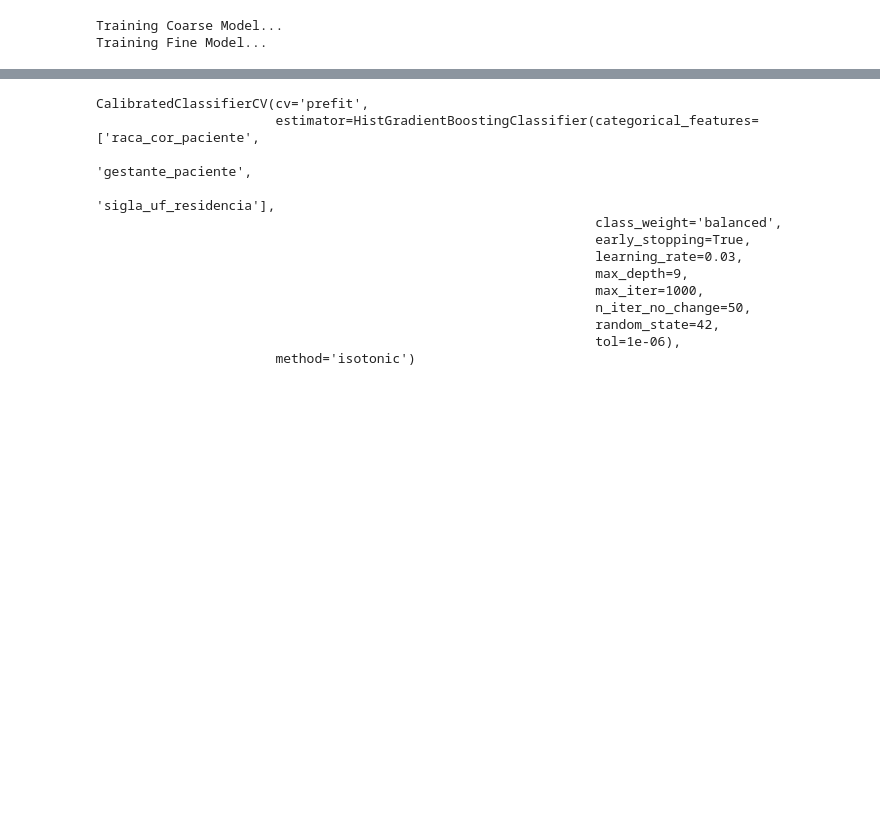
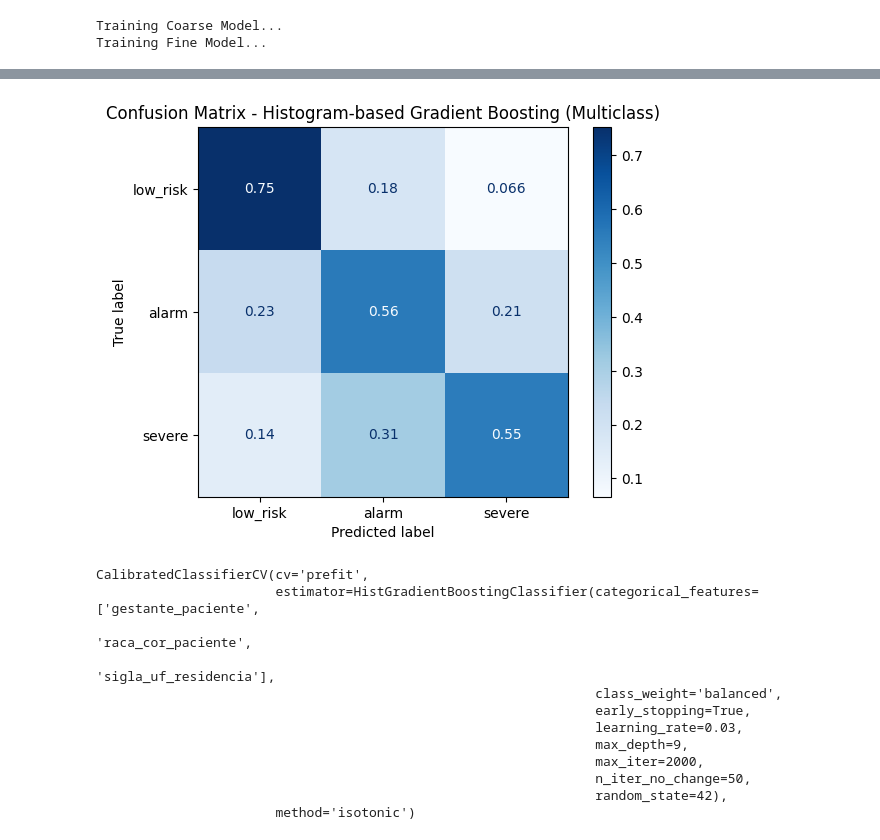
Before and after one commit to mlab-inf-ufrgs/dengue-severity-prediction, a Jupyter notebook: src/hier_classifier_hgb.ipynb, the cells around one changed output, grey strips where cells are left out. Cells and saved outputs as stored; diff of their text form; code cells hidden in the pictures; blank space fills up the shorter version.

```diff
--- a/src/hier_classifier_hgb.ipynb
+++ b/src/hier_classifier_hgb.ipynb
@@ -184,3 +211,5 @@ model_coarse, model_fine = train_hierarchical_hgb(X_coarse, y_coarse, X_fine, y_
 # %% [output]
 Training Coarse Model...
 Training Fine Model...
+# %%
+model_multi = train_multiclass_hgb(X_train, y_train)
@@ -186,0 +246,4 @@ Training Fine Model...
+# %%
+preds_multi = model_multi.predict(X_test)
+print(classification_report(y_test, preds_multi, target_names=["Low Risk", "Alarm", "Severe"]))
+f1_multi = f1_score(y_test, preds_multi, average='macro')
@@ -187,22 +276,36 @@ Training Fine Model...
+# %%
+ConfusionMatrixDisplay.from_predictions(
+    y_test, preds_multi, display_labels=TARGET_NAMES, cmap=plt.cm.Blues, normalize='true'
+)
+plt.title("Confusion Matrix - Histogram-based Gradient Boosting (Multiclass)")
+plt.show()
+# %% [output]
+[figure, added]
 # %%
+_, X_val_coarse, _, y_val_coarse = train_test_split(
+    X_coarse, y_coarse, test_size=TEST_RATIO, random_state=RANDOM_STATE, stratify=y_coarse
+)
+_, X_val_fine, _, y_val_fine = train_test_split(
+    X_fine, y_fine, test_size=TEST_RATIO, random_state=RANDOM_STATE, stratify=y_fine
+)
+
+X_val_fine_resampled, y_val_fine_resampled = resample_fine(X_val_fine, y_val_fine)
+
 calibrated_coarse = CalibratedClassifierCV(model_coarse, method='isotonic', cv='prefit')
 calibrated_fine = CalibratedClassifierCV(model_fine, method='isotonic', cv='prefit')
 
-X_fine_resampled, y_fine_resampled = resample_fine(X_fine, y_fine)
-
-calibrated_coarse.fit(X_coarse, y_coarse)
-calibrated_fine.fit(X_fine_resampled, y_fine_resampled)
+calibrated_coarse.fit(X_val_coarse, y_val_coarse)
+calibrated_fine.fit(X_val_fine_resampled, y_val_fine_resampled)
 # %% [output]
 CalibratedClassifierCV(cv='prefit',
-                       estimator=HistGradientBoostingClassifier(categorical_features=['raca_cor_paciente',
-                                                                                      'gestante_paciente',
+                       estimator=HistGradientBoostingClassifier(categorical_features=['gestante_paciente',
+                                                                                      'raca_cor_paciente',
                                                                                       'sigla_uf_residencia'],
                                                                 class_weight='balanced',
                                                                 early_stopping=True,
                                                                 learning_rate=0.03,
                                                                 max_depth=9,
-                                                                max_iter=1000,
+                                                                max_iter=2000,
                                                                 n_iter_no_change=50,
-                                                                random_state=42,
-                                                                tol=1e-06),
+                                                                random_state=42),
                        method='isotonic')
```
Also changed, not shown: parts of 16 cells of this notebook, 9 other files.
